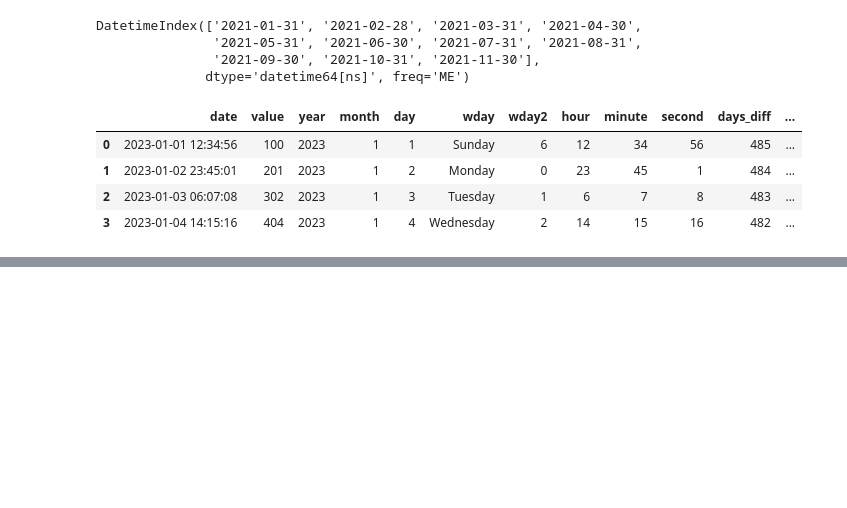
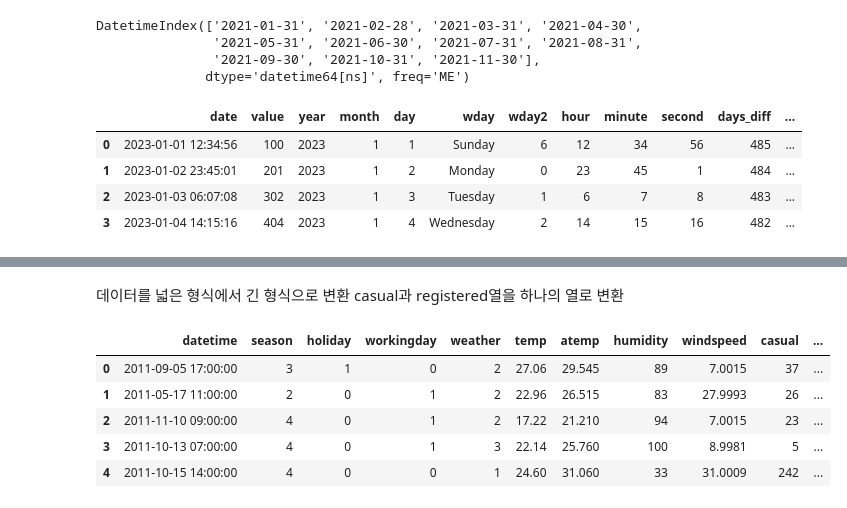
Before and after one commit to lizardnote/ML_practice, a Jupyter notebook: 빅분기_ch2_pandas.ipynb, the cells around one changed output, grey strips where cells are left out. Cells and saved outputs as stored; diff of their text form; code cells hidden in the pictures; blank space fills up the shorter version.

```diff
--- a/빅분기_ch2_pandas.ipynb
+++ b/빅분기_ch2_pandas.ipynb
@@ -1055,0 +1206,3 @@ df.head()
+# %%
+df['month'] = df['datetime'].dt.month
+df.head(3)
@@ -1055,0 +1261,2 @@ df.head()
+# %%
+df['days'] = df['datetime'].dt.day_name()
@@ -1055,0 +1277,12 @@ df.head()
+# %% [markdown]
+데이터를 넓은 형식에서 긴 형식으로 변환
+casual과 registered열을 하나의 열로 변환
+# %%
+df.head()
+# %% [output]
+|  | datetime | season | holiday | workingday | weather | temp | atemp | humidity | windspeed | casual | ... |
+| 0 | 2011-09-05 17:00:00 | 3 | 1 | 0 | 2 | 27.06 | 29.545 | 89 | 7.0015 | 37 | ... |
+| 1 | 2011-05-17 11:00:00 | 2 | 0 | 1 | 2 | 22.96 | 26.515 | 83 | 27.9993 | 26 | ... |
+| 2 | 2011-11-10 09:00:00 | 4 | 0 | 1 | 2 | 17.22 | 21.210 | 94 | 7.0015 | 23 | ... |
+| 3 | 2011-10-13 07:00:00 | 4 | 0 | 1 | 3 | 22.14 | 25.760 | 100 | 8.9981 | 5 | ... |
+| 4 | 2011-10-15 14:00:00 | 4 | 0 | 0 | 1 | 24.60 | 31.060 | 33 | 31.0009 | 242 | ... |
```
Also changed, not shown: parts of 42 cells of this notebook.
